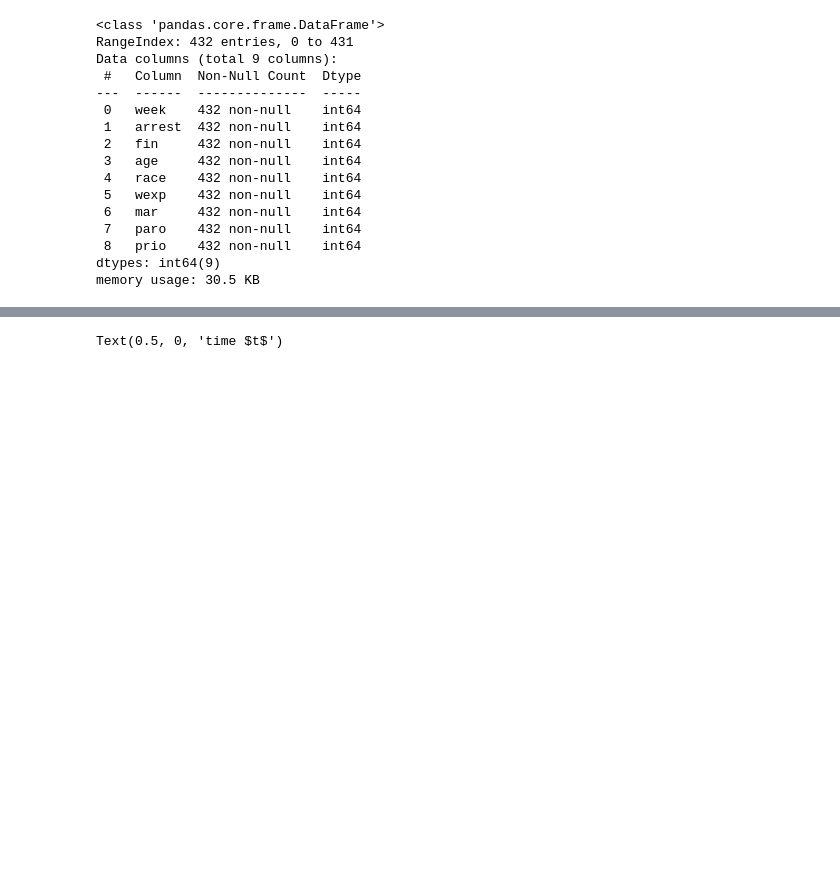
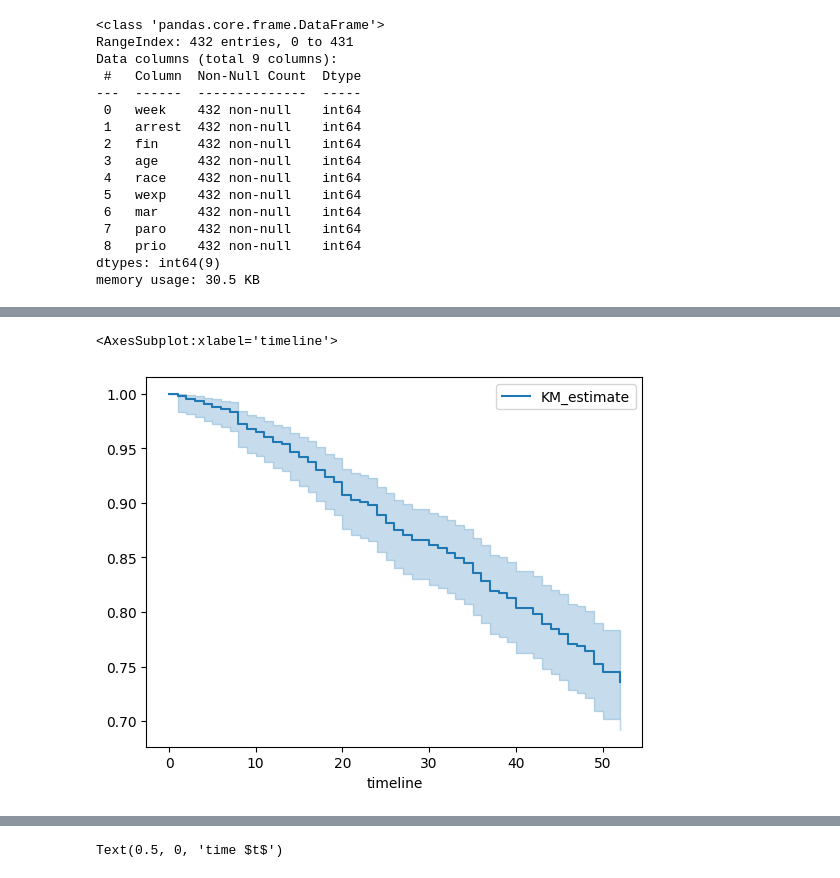
Before and after one commit to omariosc/survival-analysis, a Jupyter notebook: rossi.ipynb, the cells around one changed output, grey strips where cells are left out. Cells and saved outputs as stored; diff of their text form; code cells hidden in the pictures; blank space fills up the shorter version.

Commit message:
Added all code from lifelines docs

```diff
--- a/rossi.ipynb
+++ b/rossi.ipynb
@@ -43,0 +78,8 @@ memory usage: 30.5 KB
+# %%
+from lifelines import KaplanMeierFitter
+kmf = KaplanMeierFitter()
+copy_rossi = rossi.copy()
+copy_rossi['arrest'] = copy_rossi['arrest'].astype(bool)
+T = copy_rossi['week']
+E = copy_rossi['arrest']
+kmf.fit(T, event_observed=E)
@@ -43,0 +90,7 @@ memory usage: 30.5 KB
+# %%
+kmf.survival_function_
+kmf.cumulative_density_
+kmf.plot_survival_function()
+# %% [output]
+<AxesSubplot:xlabel='timeline'>
+[figure, added]
```
Also changed, not shown: parts of 55 cells of this notebook.
